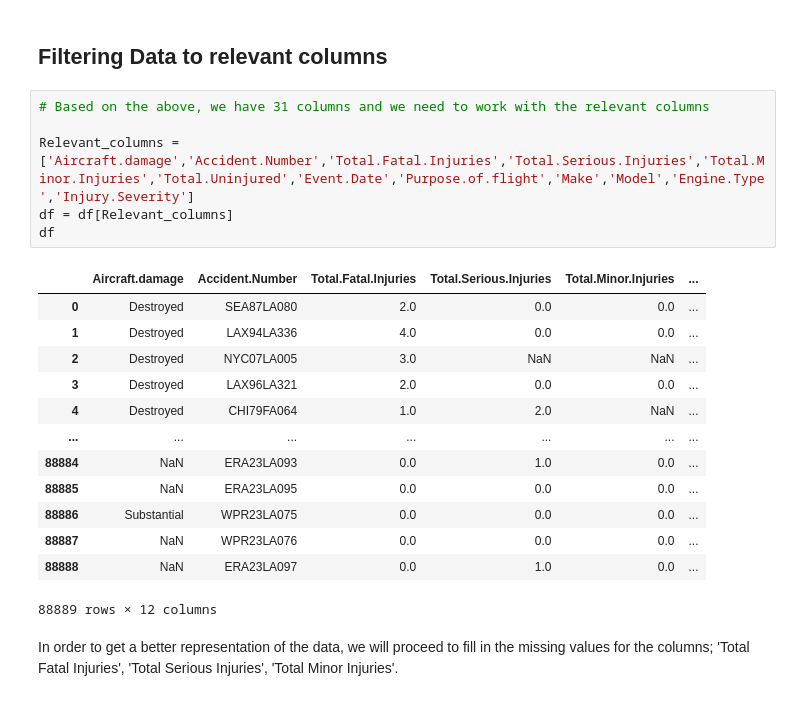
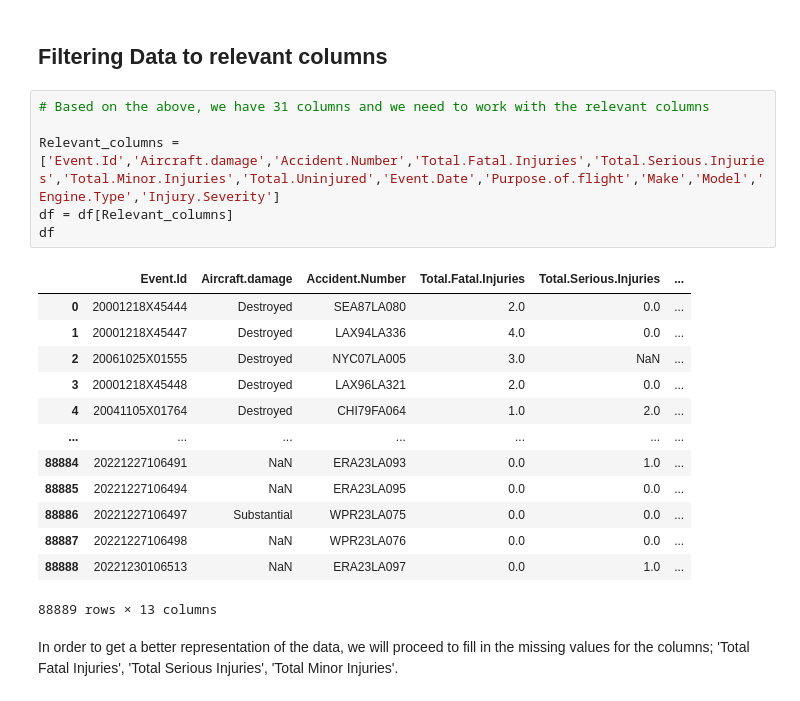
Before and after one commit to Kate-Maina/Aviation-accident, a Jupyter notebook: aviation_analysis.ipynb, the cells around one changed output. Saved outputs shown, nothing was run; the diff lists cells and outputs as text.

```diff
--- a/aviation_analysis.ipynb
+++ b/aviation_analysis.ipynb
@@ -203,23 +203,23 @@ print(df.duplicated().sum())
 # %%
 # Based on the above, we have 31 columns and we need to work with the relevant columns
 
-Relevant_columns = ['Aircraft.damage','Accident.Number','Total.Fatal.Injuries','Total.Serious.Injuries','Total.Minor.Injuries','Total.Uninjured','Event.Date','Purpose.of.flight','Make','Model','Engine.Type','Injury.Severity']
+Relevant_columns = ['Event.Id','Aircraft.damage','Accident.Number','Total.Fatal.Injuries','Total.Serious.Injuries','Total.Minor.Injuries','Total.Uninjured','Event.Date','Purpose.of.flight','Make','Model','Engine.Type','Injury.Severity']
 df = df[Relevant_columns]
 df
 # %% [output]
-|  | Aircraft.damage | Accident.Number | Total.Fatal.Injuries | Total.Serious.Injuries | Total.Minor.Injuries | ... |
-| 0 | Destroyed | SEA87LA080 | 2.0 | 0.0 | 0.0 | ... |
-| 1 | Destroyed | LAX94LA336 | 4.0 | 0.0 | 0.0 | ... |
-| 2 | Destroyed | NYC07LA005 | 3.0 | NaN | NaN | ... |
-| 3 | Destroyed | LAX96LA321 | 2.0 | 0.0 | 0.0 | ... |
-| 4 | Destroyed | CHI79FA064 | 1.0 | 2.0 | NaN | ... |
+|  | Event.Id | Aircraft.damage | Accident.Number | Total.Fatal.Injuries | Total.Serious.Injuries | ... |
+| 0 | 20001218X45444 | Destroyed | SEA87LA080 | 2.0 | 0.0 | ... |
+| 1 | 20001218X45447 | Destroyed | LAX94LA336 | 4.0 | 0.0 | ... |
+| 2 | 20061025X01555 | Destroyed | NYC07LA005 | 3.0 | NaN | ... |
+| 3 | 20001218X45448 | Destroyed | LAX96LA321 | 2.0 | 0.0 | ... |
+| 4 | 20041105X01764 | Destroyed | CHI79FA064 | 1.0 | 2.0 | ... |
 | ... | ... | ... | ... | ... | ... | ... |
-| 88884 | NaN | ERA23LA093 | 0.0 | 1.0 | 0.0 | ... |
-| 88885 | NaN | ERA23LA095 | 0.0 | 0.0 | 0.0 | ... |
-| 88886 | Substantial | WPR23LA075 | 0.0 | 0.0 | 0.0 | ... |
-| 88887 | NaN | WPR23LA076 | 0.0 | 0.0 | 0.0 | ... |
-| 88888 | NaN | ERA23LA097 | 0.0 | 1.0 | 0.0 | ... |
+| 88884 | 20221227106491 | NaN | ERA23LA093 | 0.0 | 1.0 | ... |
+| 88885 | 20221227106494 | NaN | ERA23LA095 | 0.0 | 0.0 | ... |
+| 88886 | 20221227106497 | Substantial | WPR23LA075 | 0.0 | 0.0 | ... |
+| 88887 | 20221227106498 | NaN | WPR23LA076 | 0.0 | 0.0 | ... |
+| 88888 | 20221230106513 | NaN | ERA23LA097 | 0.0 | 1.0 | ... |
-88889 rows × 12 columns
+88889 rows × 13 columns
 # %% [markdown]
 In order to get a better representation of the data, we will proceed to fill in the missing values for the columns; 'Total Fatal Injuries', 'Total Serious Injuries', 'Total Minor Injuries'.
 # %%
```
Also changed, not shown: parts of 18 cells of this notebook, 2 other files.
